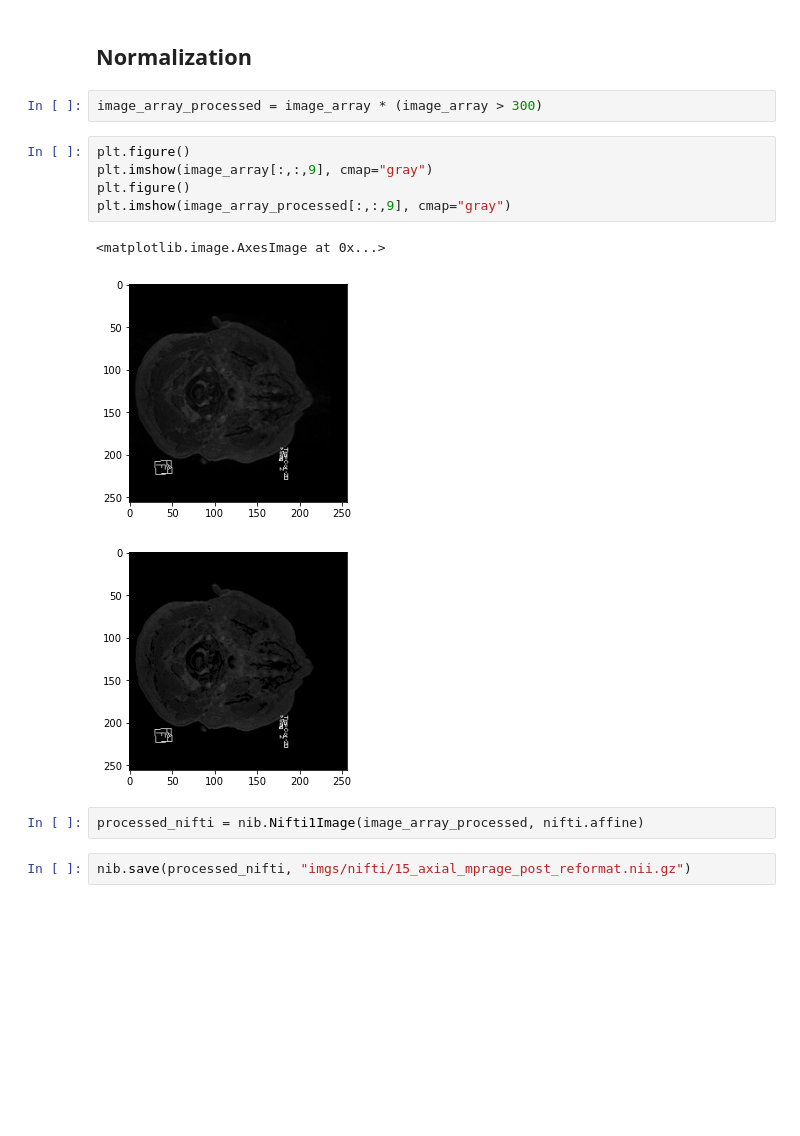
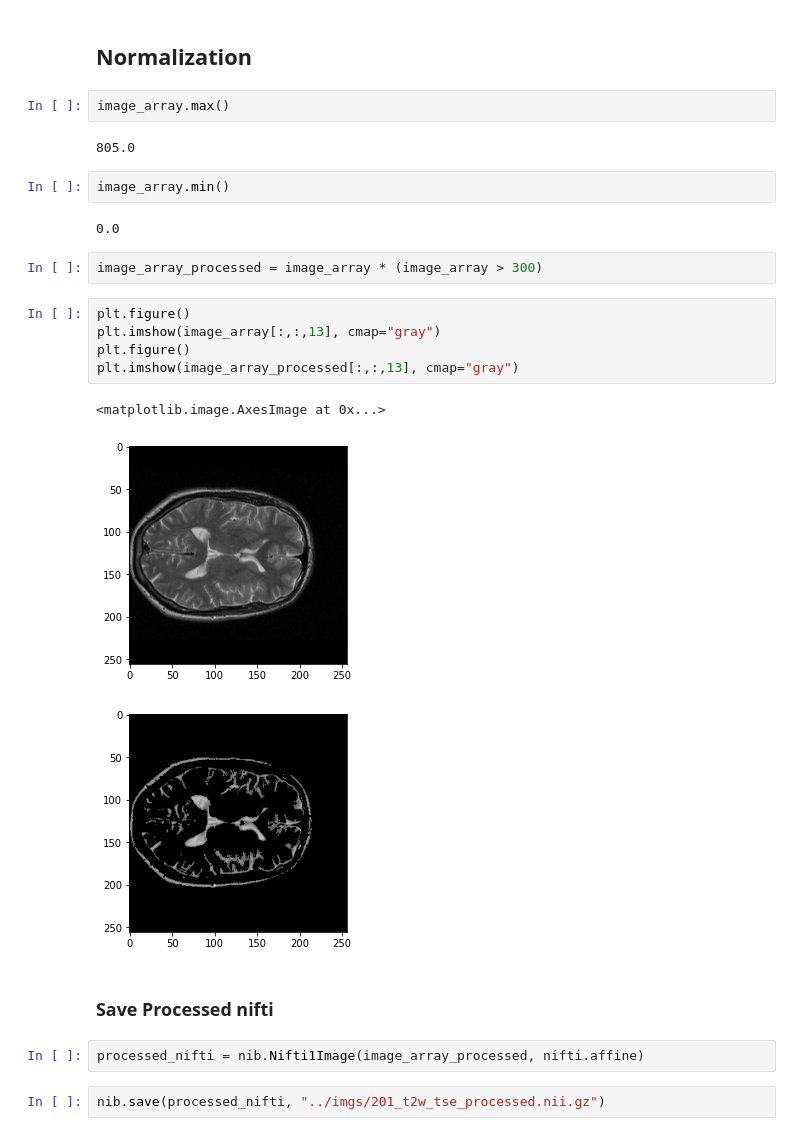
Before and after one commit to Zahed-Golabi/Medical-Imaging, a Jupyter notebook: 01- Introduction/NIfTI.ipynb, the cells around one changed output. Drawn from its saved outputs; the diff is of its cells as text; blank space fills up the shorter version.

Commit message:
normalization and save nifti

```diff
--- a/01- Introduction/NIfTI.ipynb
+++ b/01- Introduction/NIfTI.ipynb
@@ -55,17 +70,27 @@ for row in range(3):
 # %% [markdown]
 ## Normalization
+# %%
+image_array.max()
+# %% [output]
+805.0
+# %%
+image_array.min()
+# %% [output]
+0.0
 # %%
 image_array_processed = image_array * (image_array > 300)
 # %%
 plt.figure()
-plt.imshow(image_array[:,:,9], cmap="gray")
+plt.imshow(image_array[:,:,13], cmap="gray")
 plt.figure()
-plt.imshow(image_array_processed[:,:,9], cmap="gray")
+plt.imshow(image_array_processed[:,:,13], cmap="gray")
 # %% [output]
 <matplotlib.image.AxesImage at 0x...>
-[figure, old version]
+[figure, new version]
-[figure, old version]
+[figure, new version]
+# %% [markdown]
+### Save Processed nifti
 # %%
 processed_nifti = nib.Nifti1Image(image_array_processed, nifti.affine)
 # %%
-nib.save(processed_nifti, "imgs/nifti/15_axial_mprage_post_reformat.nii.gz")
+nib.save(processed_nifti, "../imgs/201_t2w_tse_processed.nii.gz")
```
Also changed, not shown: parts of 5 cells of this notebook.
